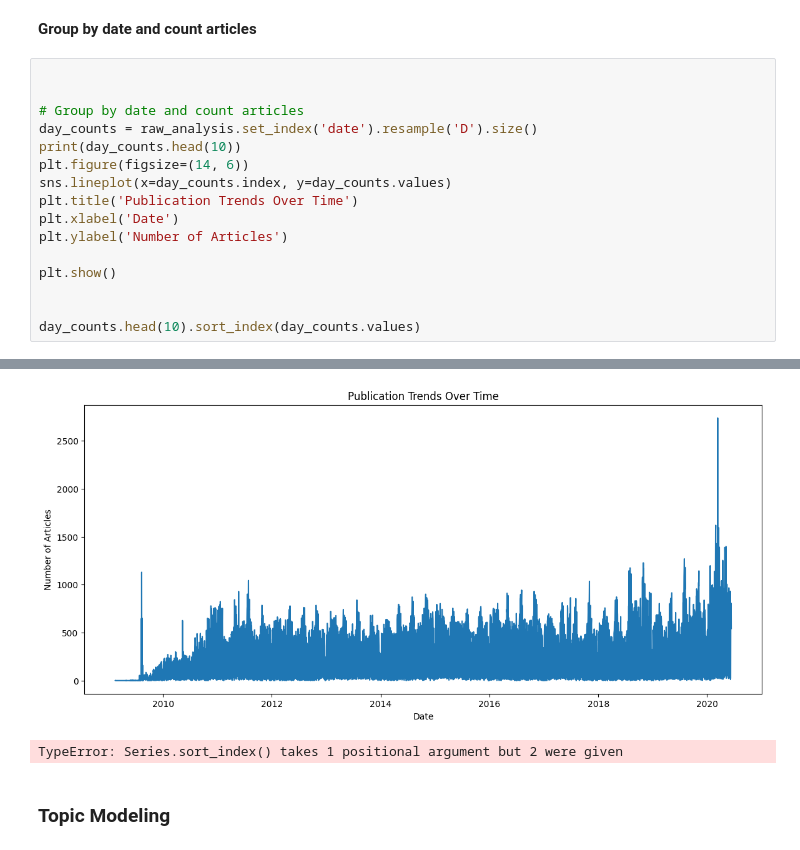
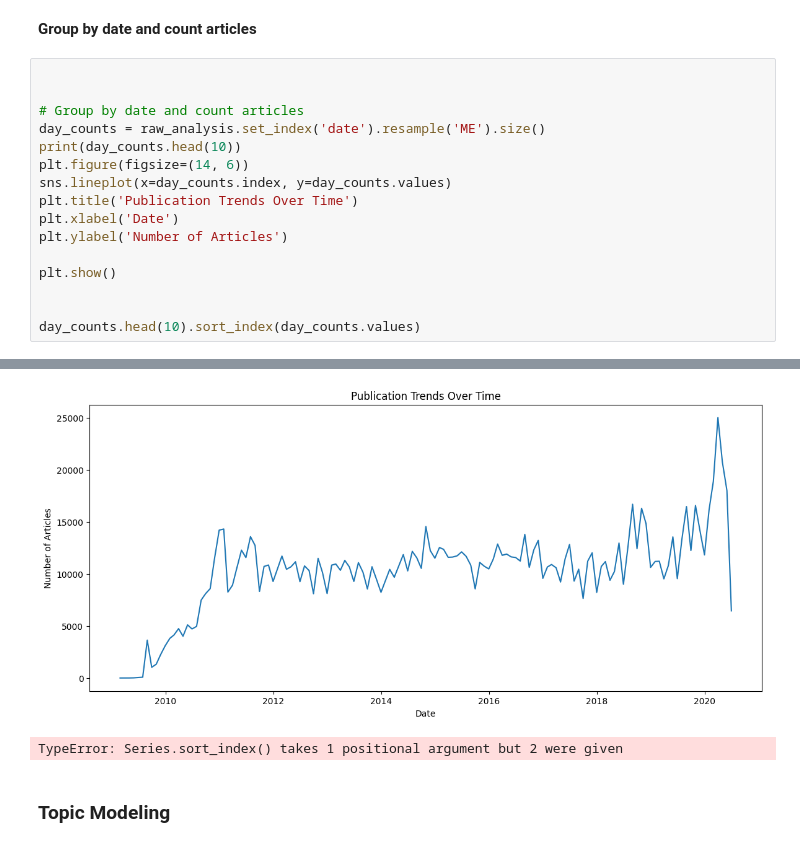
Before and after one commit to mikek1337/Predicting-Price-Moves-with-News-Sentiment-Week1, a Jupyter notebook: notebooks/publication-analysis.ipynb, the cells around one changed output, grey strips where cells are left out. Drawn from its saved outputs; the diff is of its cells as text.

```diff
--- a/notebooks/publication-analysis.ipynb
+++ b/notebooks/publication-analysis.ipynb
@@ -103,7 +115,7 @@ plt.show()
 
 
 # Group by date and count articles
-day_counts = raw_analysis.set_index('date').resample('D').size()
+day_counts = raw_analysis.set_index('date').resample('ME').size()
 print(day_counts.head(10))
 plt.figure(figsize=(14, 6))
 sns.lineplot(x=day_counts.index, y=day_counts.values)
@@ -131,4 +143,4 @@ Freq: D, dtype: int64
-[figure, old version]
+[figure, new version]
 TypeError: Series.sort_index() takes 1 positional argument but 2 were given
 # %% [markdown]
 ### Topic Modeling
```
Also changed, not shown: parts of 6 cells of this notebook.
